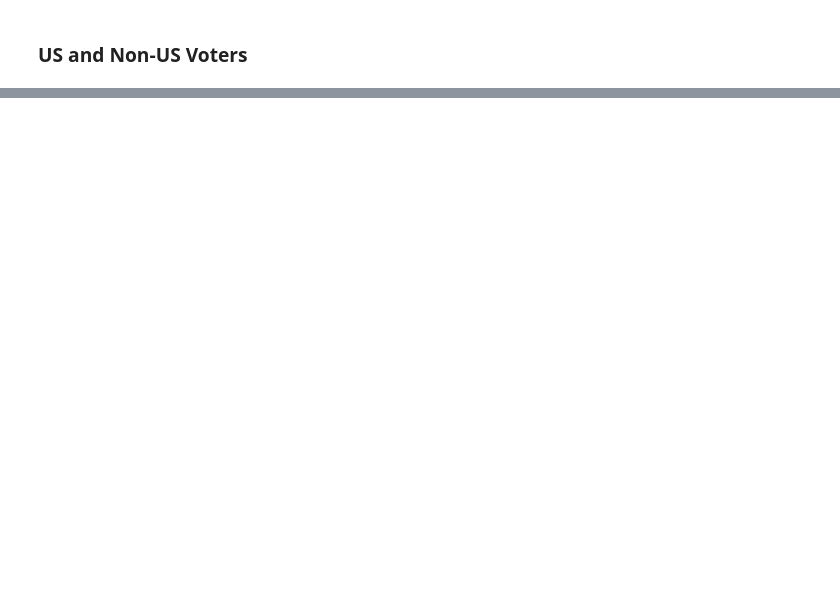
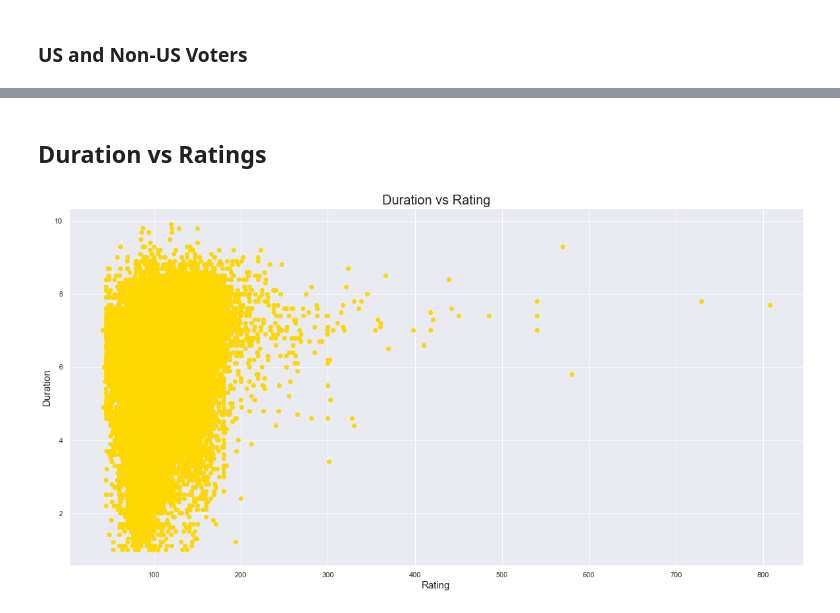
Before and after one commit to Shaheerairaj/IMDB-Movies-Recommendation, a Jupyter notebook: Project.ipynb, the cells around one changed output, grey strips where cells are left out. Saved outputs shown, nothing was run; the diff lists cells and outputs as text; code cells hidden in the pictures; blank space fills up the shorter version.

```diff
--- a/Project.ipynb
+++ b/Project.ipynb
@@ -504,0 +541,11 @@ fig.show()
+# %% [markdown]
+## Duration vs Ratings
+# %%
+plt.figure(figsize=plots['figuresize'])
+plt.scatter(x='duration',y='avg_vote', data=movies, color='gold')
+plt.title('Duration vs Rating', fontdict=plots['fonttitle'])
+plt.xlabel('Rating', fontdict=plots['fontlabel'])
+plt.ylabel('Duration', fontdict=plots['fontlabel'])
+plt.savefig('Duration vs Rating.jpg')
+# %% [output]
+[figure, added]
```
Also changed, not shown: parts of 9 cells of this notebook, 2 other files.
